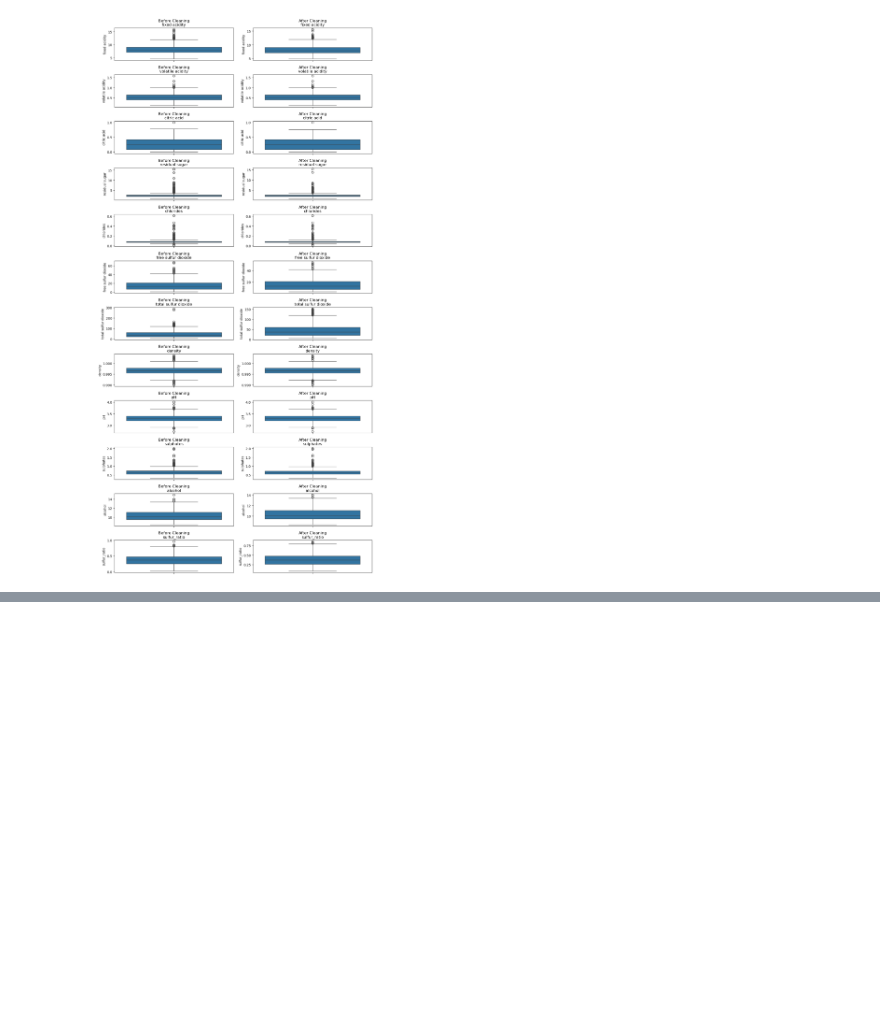
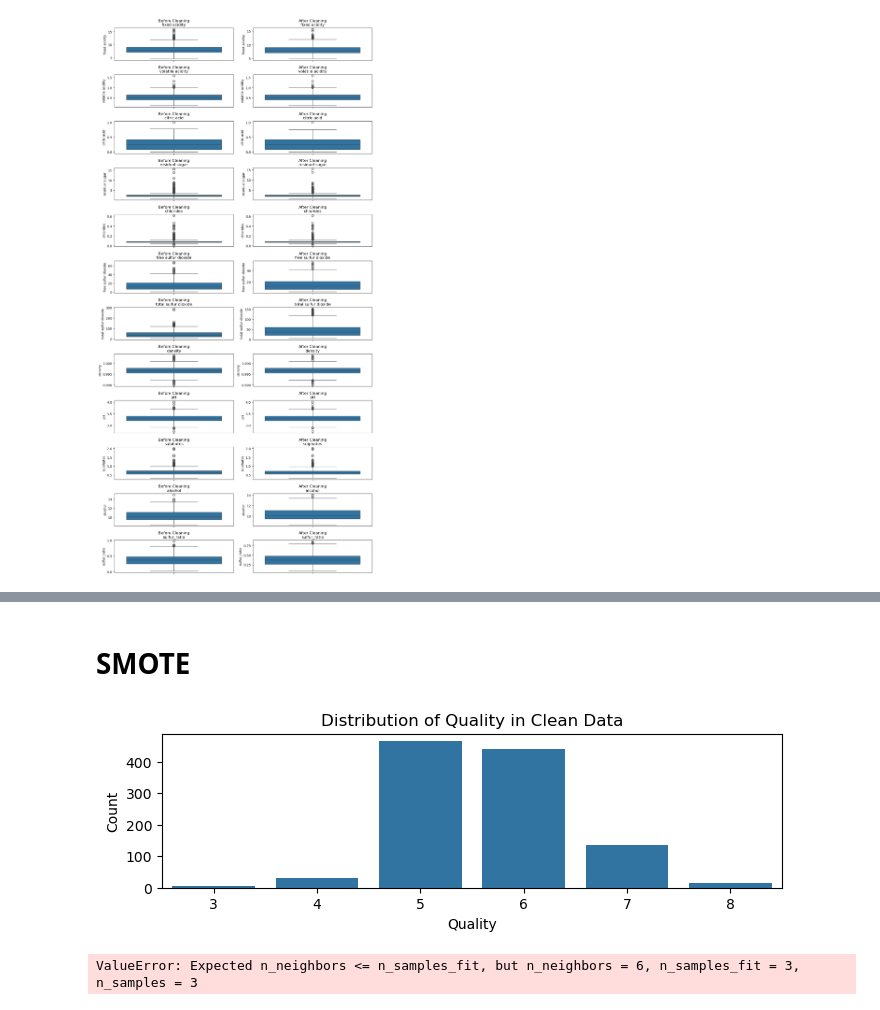
Before and after one commit to birtaa/Machine-learning-assignment, a Jupyter notebook: src/test.ipynb, the cells around one changed output, grey strips where cells are left out. Cells and saved outputs as stored; diff of their text form; code cells hidden in the pictures; blank space fills up the shorter version.

Commit message:
mehmet smote kaldı

```diff
--- a/src/test.ipynb
+++ b/src/test.ipynb
@@ -280,0 +328,26 @@ clean_data.to_csv(r"D:\gitClones\Machine-learning-assignment\data\WineQT_cleaned
+# %% [markdown]
+# **SMOTE**
+# %%
+import seaborn as sns
+
+import matplotlib.pyplot as plt
+
+# Bağımlı değişkenin dağılımını çizdirme
+plt.figure(figsize=(8,2))
+sns.countplot(x='quality', data=clean_data)
+plt.title('Distribution of Quality in Clean Data')
+plt.xlabel('Quality')
+plt.ylabel('Count')
+plt.show()
+# %% [output]
+[figure, added]
+# %%
+from imblearn.over_sampling import SMOTE
+from sklearn.model_selection import train_test_split
+
+X_train,X_test,y_train,y_test = train_test_split(X_cleaned, y_cleaned, test_size=0.2, random_state=42)
+
+smote = SMOTE(random_state=42)
+X_resampled, y_resampled = smote.fit_resample(X_train, y_train)
+# %% [output]
+ValueError: Expected n_neighbors <= n_samples_fit, but n_neighbors = 6, n_samples_fit = 3, n_samples = 3
```
Also changed, not shown: parts of 5 cells of this notebook, 1 other file.
